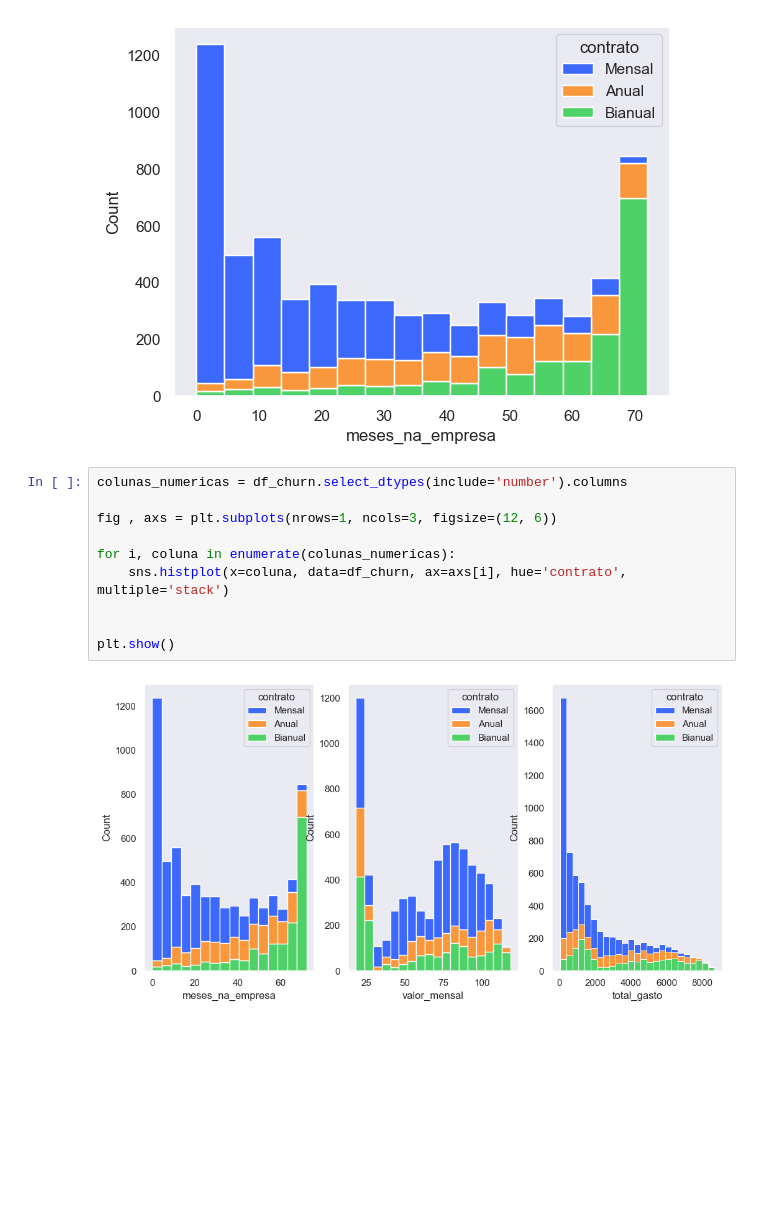
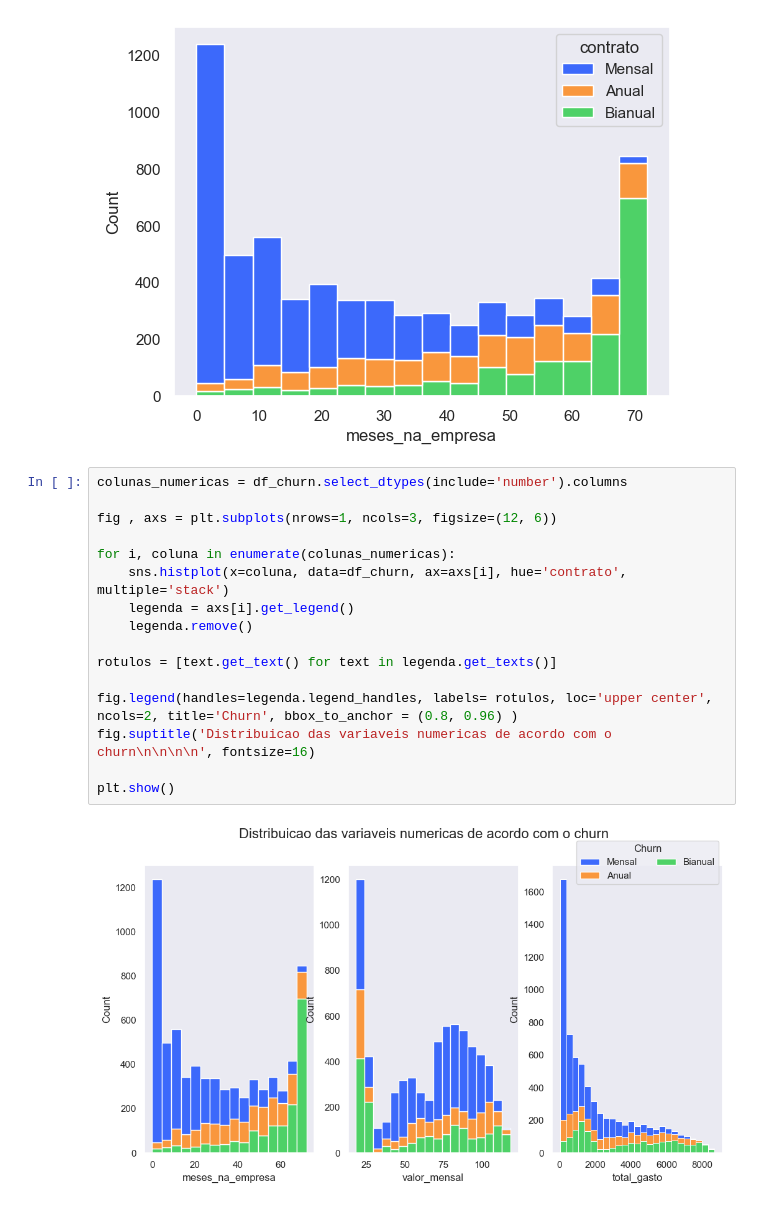
Before and after one commit to thiago207/python-for-data-analysis, a Jupyter notebook: matplotlib-seaborn/com_pandas/pandas_seaborn_histograma.ipynb, the cells around one changed output. Saved outputs shown, nothing was run; the diff lists cells and outputs as text; blank space fills up the shorter version.

Commit message:
legend

```diff
--- a/matplotlib-seaborn/com_pandas/pandas_seaborn_histograma.ipynb
+++ b/matplotlib-seaborn/com_pandas/pandas_seaborn_histograma.ipynb
@@ -82,12 +77,18 @@ sns.histplot(x='meses_na_empresa', data=df_churn, hue='contrato', multiple='stac
 # %%
 colunas_numericas = df_churn.select_dtypes(include='number').columns
 
 fig , axs = plt.subplots(nrows=1, ncols=3, figsize=(12, 6))
 
 for i, coluna in enumerate(colunas_numericas):
     sns.histplot(x=coluna, data=df_churn, ax=axs[i], hue='contrato', multiple='stack')
+    legenda = axs[i].get_legend()
+    legenda.remove()
 
+rotulos = [text.get_text() for text in legenda.get_texts()]
+
+fig.legend(handles=legenda.legend_handles, labels= rotulos, loc='upper center', ncols=2, title='Churn', bbox_to_anchor = (0.8, 0.96) )
+fig.suptitle('Distribuicao das variaveis numericas de acordo com o churn\n\n\n\n', fontsize=16)
 
 plt.show()
 # %% [output]
-[figure, old version]
+[figure, new version]
```
Also changed, not shown: parts of 1 cell of this notebook.
